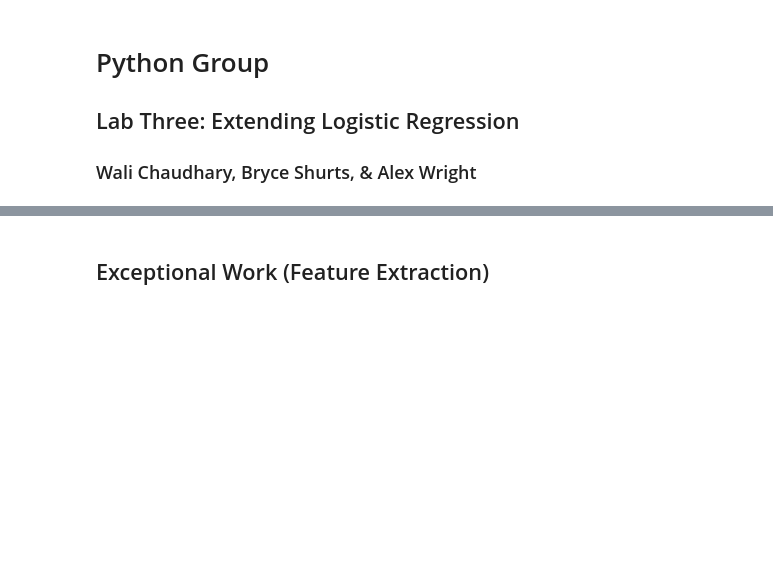
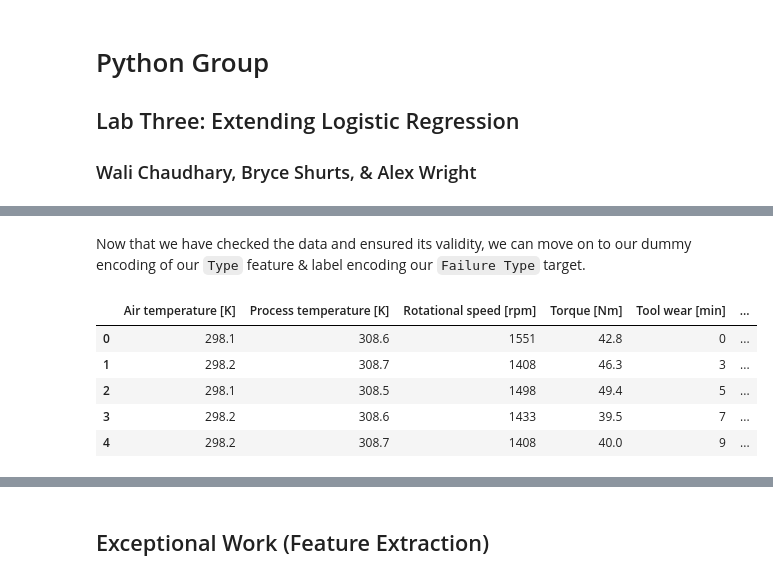
Before and after one commit to S-Bryce/ML-Lab-3, a Jupyter notebook: main.ipynb, the cells around one changed output, grey strips where cells are left out. Saved outputs shown, nothing was run; the diff lists cells and outputs as text; code cells hidden in the pictures; blank space fills up the shorter version.

```diff
--- a/main.ipynb
+++ b/main.ipynb
@@ -54,0 +114,14 @@ from skimage.feature import daisy
+# %% [markdown]
+Now that we have checked the data and ensured its validity, we can move on to our dummy encoding of our `Type` feature & label encoding our `Failure Type` target.
+# %%
+df = pd.concat([df, pd.get_dummies(df["Type"])], axis=1)
+df.drop("Type", axis=1, inplace=True)
+df["Failure Type"] = (df["Failure Type"].astype("category")).cat.codes
+df.head()
+# %% [output]
+|  | Air temperature [K] | Process temperature [K] | Rotational speed [rpm] | Torque [Nm] | Tool wear [min] | ... |
+| 0 | 298.1 | 308.6 | 1551 | 42.8 | 0 | ... |
+| 1 | 298.2 | 308.7 | 1408 | 46.3 | 3 | ... |
+| 2 | 298.1 | 308.5 | 1498 | 49.4 | 5 | ... |
+| 3 | 298.2 | 308.6 | 1433 | 39.5 | 7 | ... |
+| 4 | 298.2 | 308.7 | 1408 | 40.0 | 9 | ... |
```
Also changed, not shown: parts of 31 cells of this notebook, 1 other file.
